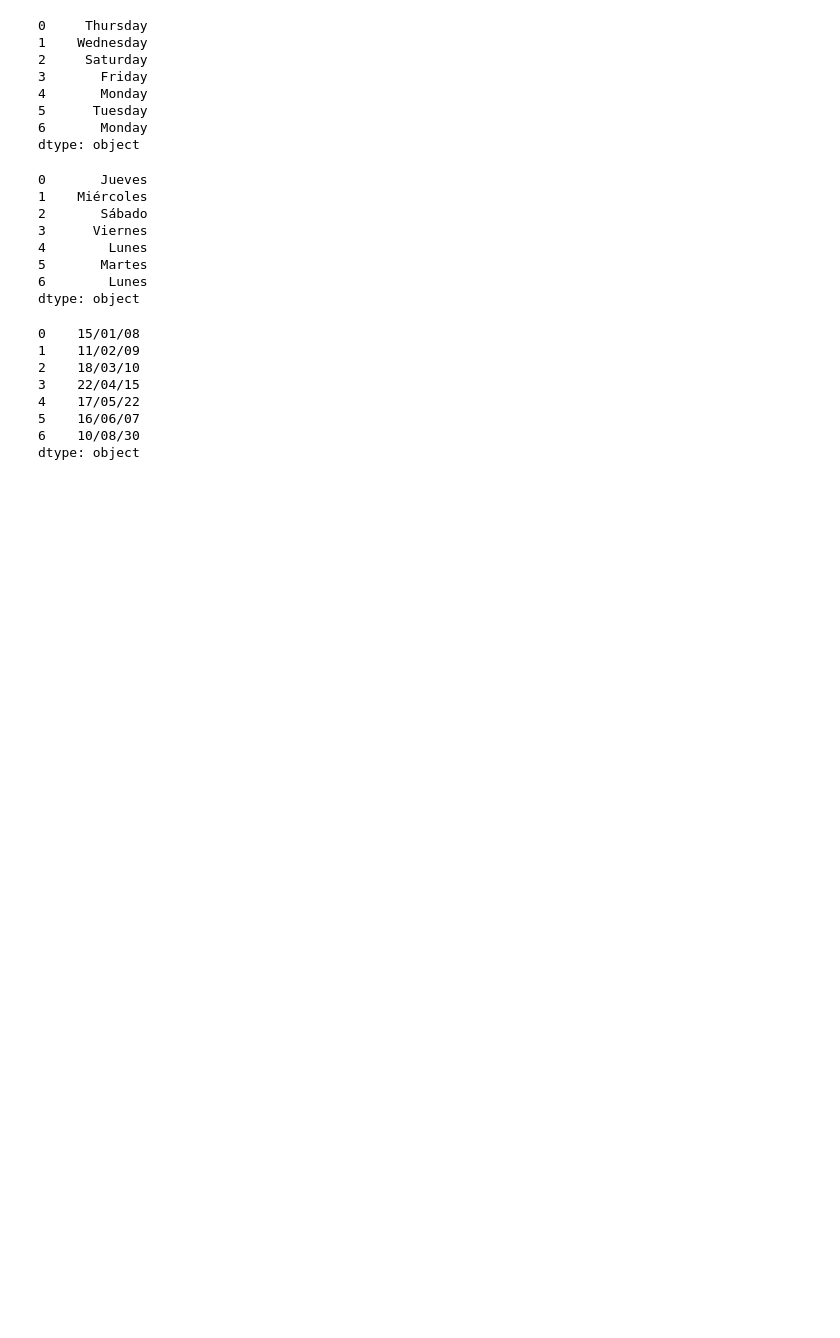
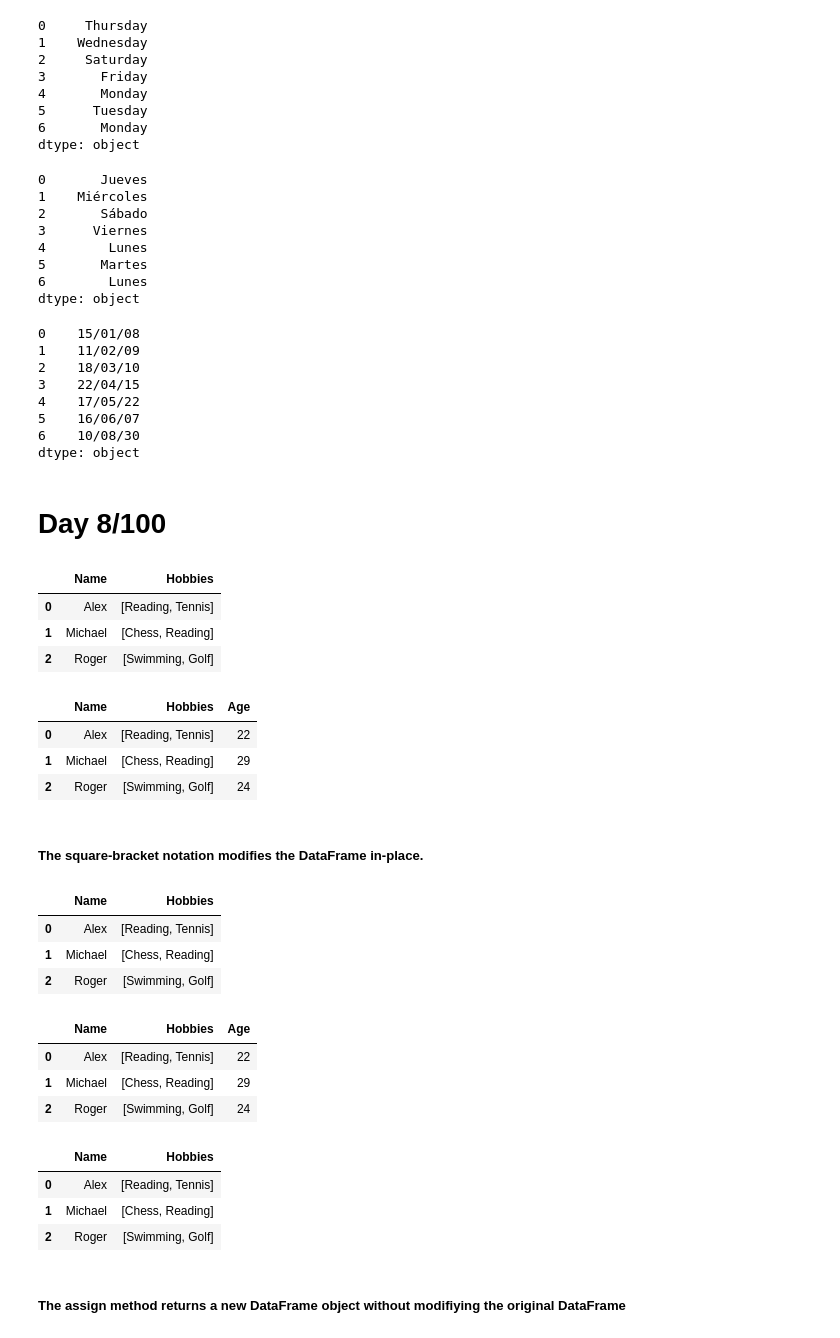
Before and after one commit to ammaryh92/100DaysOfPandas, a Jupyter notebook: 100DaysOfPandas.ipynb, the cells around one changed output. Saved outputs shown, nothing was run; the diff lists cells and outputs as text; code cells hidden in the pictures; blank space fills up the shorter version.

```diff
--- a/100DaysOfPandas.ipynb
+++ b/100DaysOfPandas.ipynb
@@ -339,3 +339,27 @@ dates.dt.strftime("%y/%m/%d")
 5    16/06/07
 6    10/08/30
 dtype: object
+# %% [markdown]
+# Day 8/100
+# %%
+df = pd.DataFrame({'Name':['Alex', 'Michael', 'Roger'],
+                   'Hobbies': [['Reading', 'Tennis'], ['Chess', 'Reading'], ['Swimming', 'Golf']]})
+# %%
+df
+# %% [output]
+|  | Name | Hobbies |
+| 0 | Alex | [Reading, Tennis] |
+| 1 | Michael | [Chess, Reading] |
+| 2 | Roger | [Swimming, Golf] |
+# %%
+# square-bracket notation
+df['Age'] = [22, 29, 24]
+# %%
+df
+# %% [output]
+|  | Name | Hobbies | Age |
+| 0 | Alex | [Reading, Tennis] | 22 |
+| 1 | Michael | [Chess, Reading] | 29 |
+| 2 | Roger | [Swimming, Golf] | 24 |
+# %% [markdown]
+##### The square-bracket notation modifies the DataFrame in-place.
@@ -341,0 +369,26 @@ dtype: object
+# %%
+df
+# %% [output]
+|  | Name | Hobbies |
+| 0 | Alex | [Reading, Tennis] |
+| 1 | Michael | [Chess, Reading] |
+| 2 | Roger | [Swimming, Golf] |
+# %%
+# assign method
+new_df = df.assign(Age = [22, 29, 24])
+new_df
+# %% [output]
+|  | Name | Hobbies | Age |
+| 0 | Alex | [Reading, Tennis] | 22 |
+| 1 | Michael | [Chess, Reading] | 29 |
+| 2 | Roger | [Swimming, Golf] | 24 |
+# %%
+# original DataFrame
+df
+# %% [output]
+|  | Name | Hobbies |
+| 0 | Alex | [Reading, Tennis] |
+| 1 | Michael | [Chess, Reading] |
+| 2 | Roger | [Swimming, Golf] |
+# %% [markdown]
+##### The assign method returns a new DataFrame object without modifiying the original DataFrame
```
Also changed, not shown: parts of 1 cell of this notebook.
